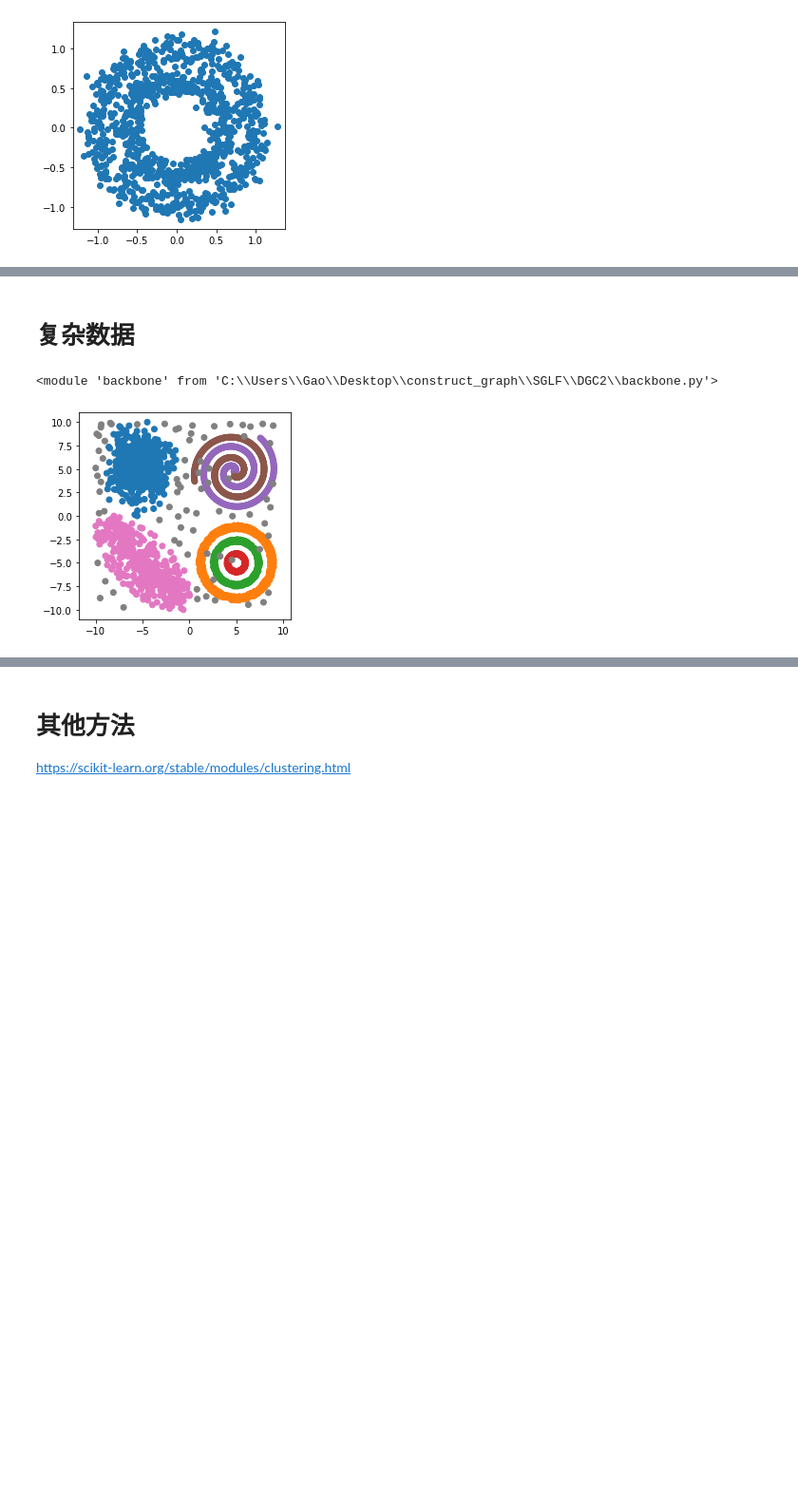
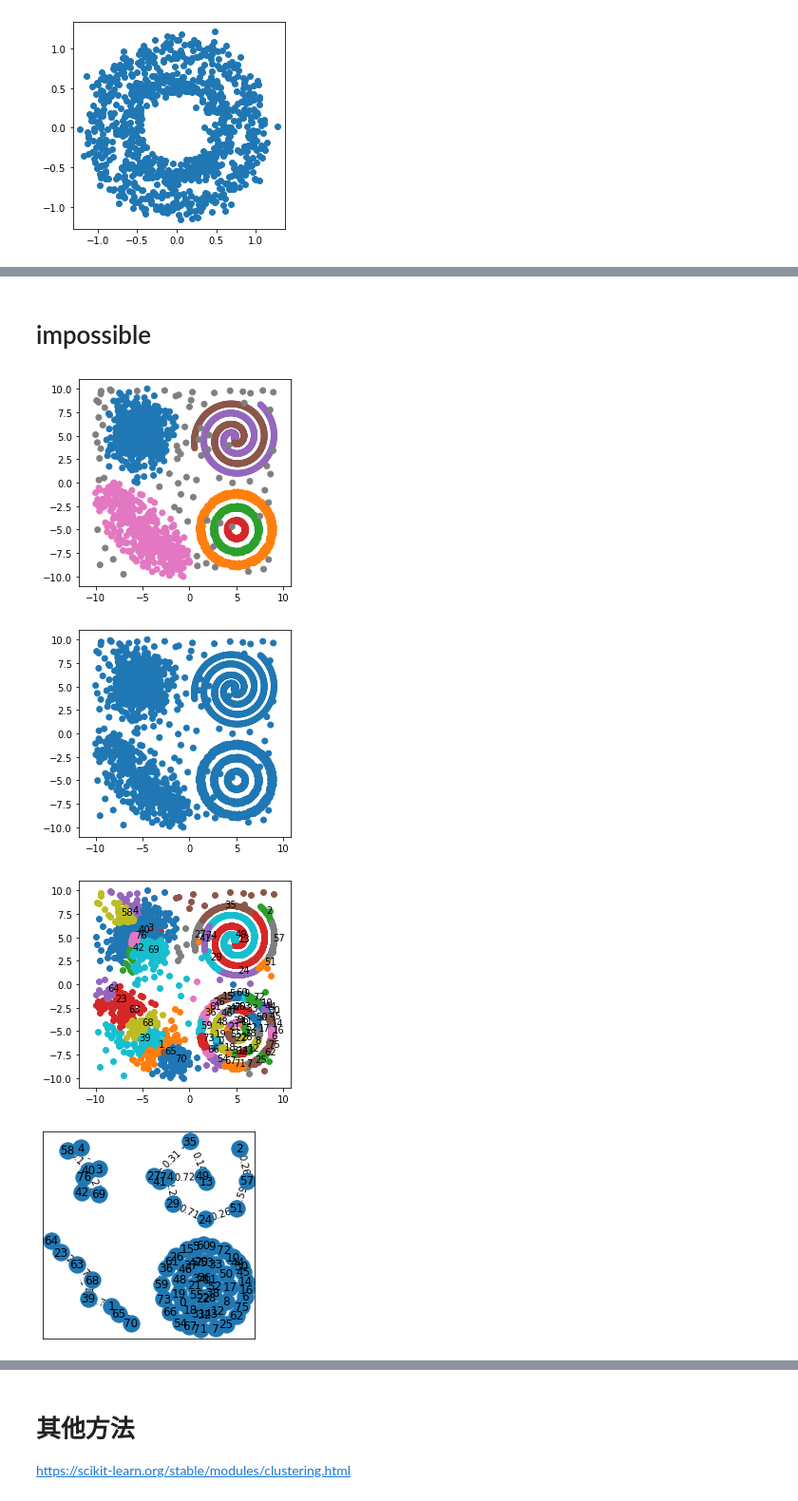
Before and after one commit to gaozhangyang/GIT, a Jupyter notebook: final_version-release-v2.ipynb, the cells around one changed output, grey strips where cells are left out. Shown at 95% size. Saved outputs shown, nothing was run; the diff lists cells and outputs as text; code cells hidden in the pictures; blank space fills up the shorter version.

```diff
--- a/final_version-release-v2.ipynb
+++ b/final_version-release-v2.ipynb
@@ -83,20 +89,28 @@ W,W2,draw_tasks=backbone.Backbone.fit(X,
 # %% [markdown]
-# 复杂数据
+# impossible
-# %%
-import pandas as pd
-import backbone
-imp.reload(backbone)
-# %% [output]
-<module 'backbone' from 'C:\\Users\\Gao\\Desktop\\construct_graph\\SGLF\\DGC2\\backbone.py'>
 # %%
 panda=pd.read_csv('./artificial_csv/impossible.csv', header=None)
 X=panda.values[:,:2]
 X=np.hstack([X,np.zeros((X.shape[0],2))])
 X[:,-1]=np.arange(X.shape[0])
 Y=panda.values[:,2]
 Y[Y=='noise']=-1
 Y=Y.astype(np.int)
 
 plot_tools.autoPlot(X[:,:2],Y)
+
+W,W2,draw_tasks=backbone.Backbone.fit(X,
+                                      k=25,
+                                      search_n=9,
+                                      ratio=0.1,
+                                      pnum=30,
+                                      mp4=True,
+                                      fps=4,
+                                      figroot='/usr/data/gzy/DGC/results/impossible',
+                                      mp4name='impossible'
+                                     )
 # %% [output]
 [figure]
+[figure, added]
+[figure, added]
+[figure, added]
```
Also changed, not shown: parts of 14 cells of this notebook, 7 other files.
